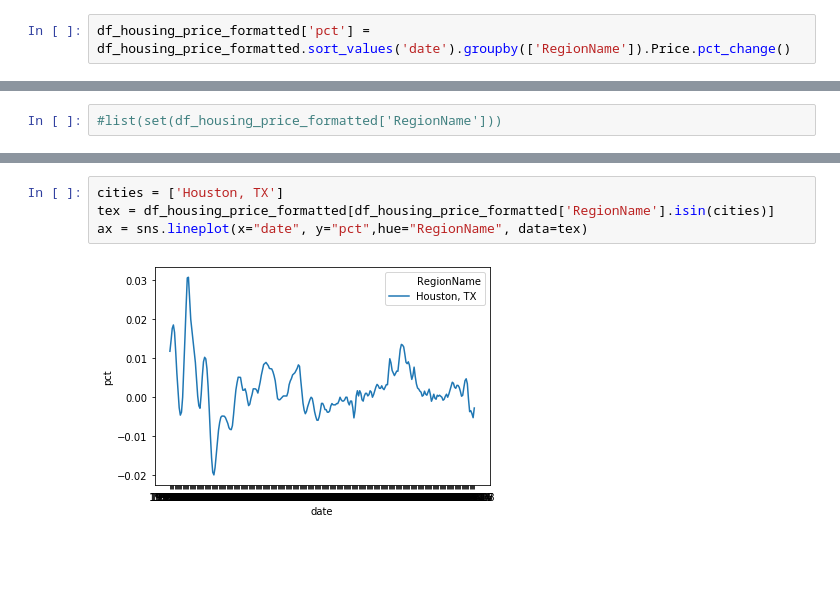
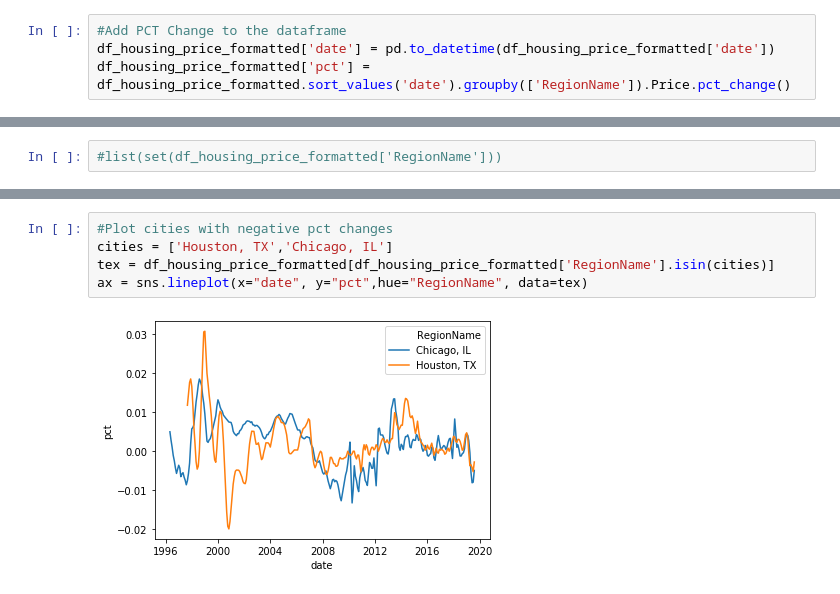
Before and after one commit to ashleyadrias/real_estate_analysis, a Jupyter notebook: 5bdrm_zillow.ipynb, the cells around one changed output, grey strips where cells are left out. Drawn from its saved outputs; the diff is of its cells as text; blank space fills up the shorter version.

```diff
--- a/5bdrm_zillow.ipynb
+++ b/5bdrm_zillow.ipynb
@@ -58,6 +63,8 @@ len(list(set(df_housing_price_formatted['RegionName'])))
 # %% [output]
 530
 # %%
+#Add PCT Change to the dataframe
+df_housing_price_formatted['date'] = pd.to_datetime(df_housing_price_formatted['date'])
 df_housing_price_formatted['pct'] = df_housing_price_formatted.sort_values('date').groupby(['RegionName']).Price.pct_change()
 # %%
 df_housing_price_formatted.head()
@@ -73,6 +103,7 @@ df_housing_price_formatted.head()
 # %%
-cities = ['Houston, TX']
+#Plot cities with negative pct changes
+cities = ['Houston, TX','Chicago, IL']
 tex = df_housing_price_formatted[df_housing_price_formatted['RegionName'].isin(cities)]
 ax = sns.lineplot(x="date", y="pct",hue="RegionName", data=tex)
 # %% [output]
-[figure, old version]
+[figure, new version]
```
Also changed, not shown: parts of 6 cells of this notebook, 1 other file.
